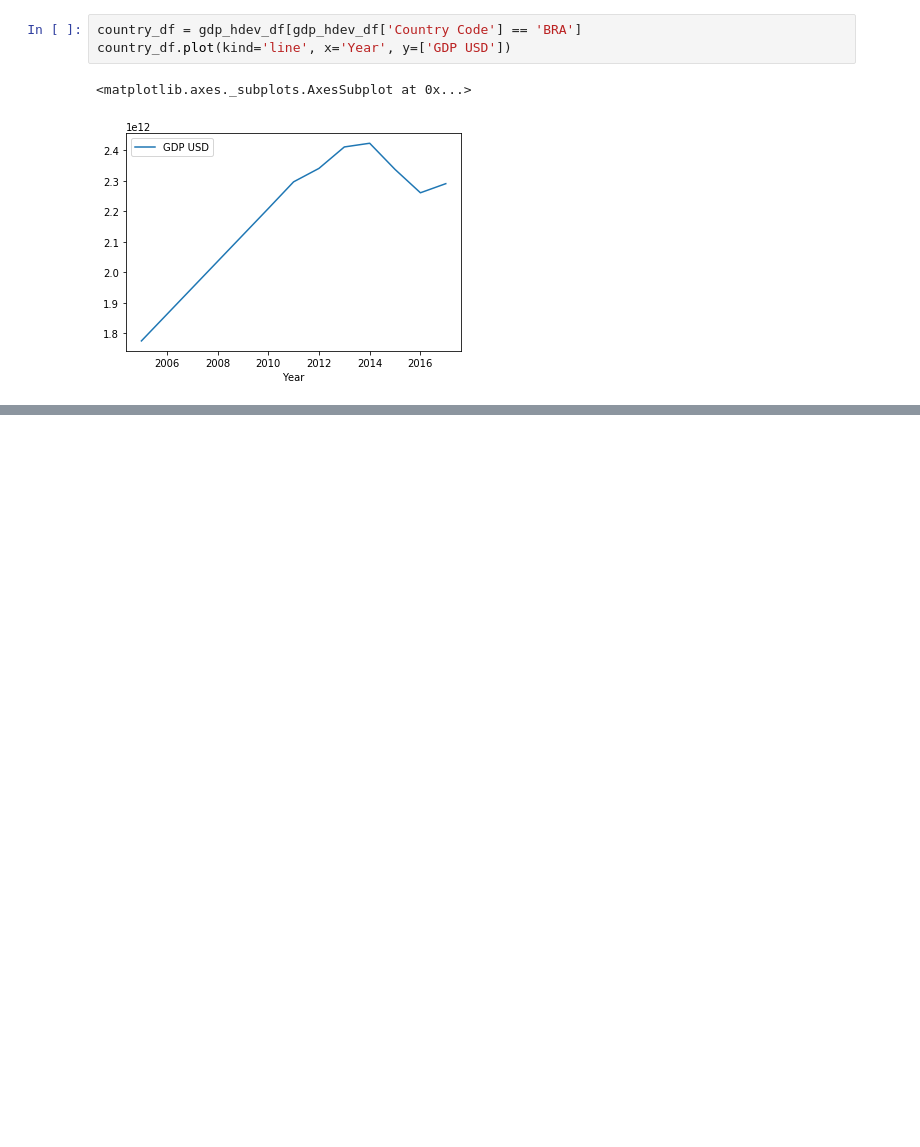
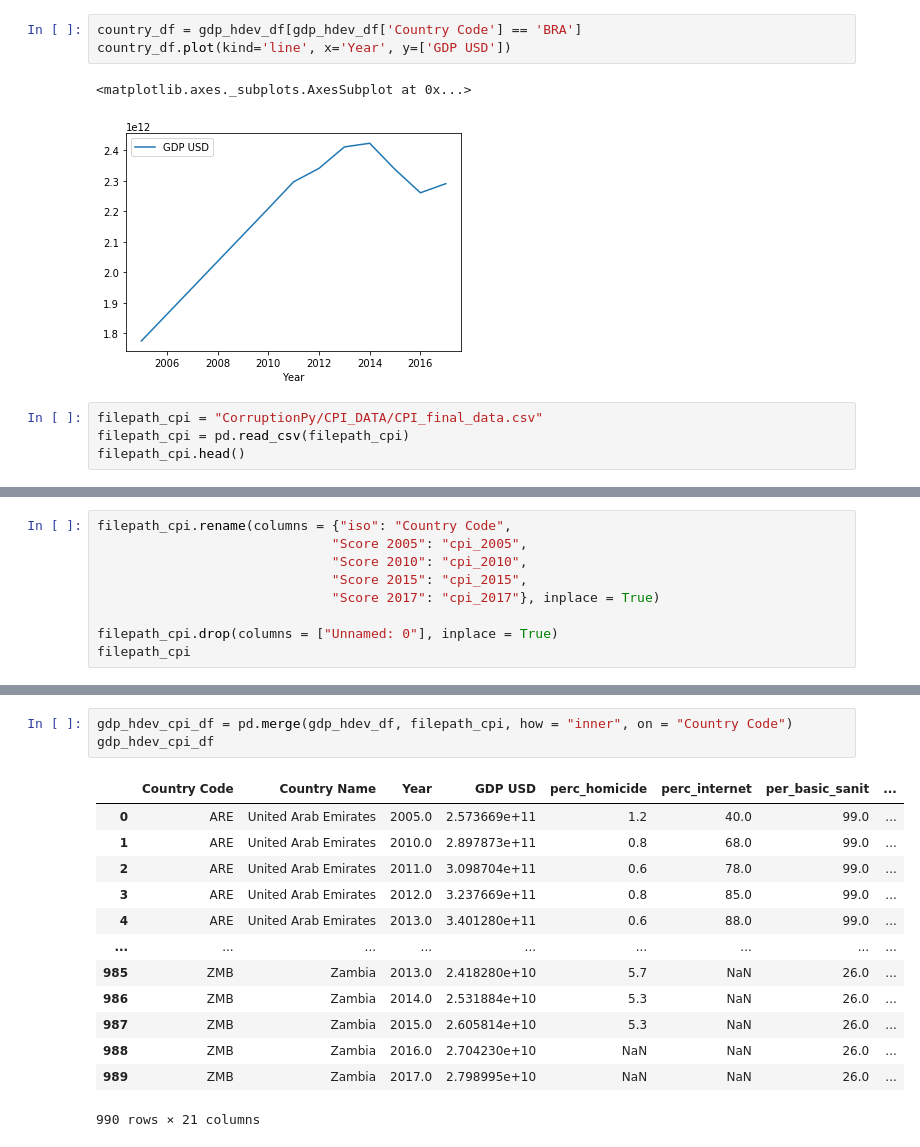
Before and after one commit to matheusgratz/world_bank_vs_human_development_project_1, a Jupyter notebook: merge_wb_hdev.ipynb, the cells around one changed output, grey strips where cells are left out. Saved outputs shown, nothing was run; the diff lists cells and outputs as text; blank space fills up the shorter version.

Commit message:
corrected corruptionpy

```diff
--- a/merge_wb_hdev.ipynb
+++ b/merge_wb_hdev.ipynb
@@ -84,3 +84,7 @@ country_df.plot(kind='line', x='Year', y=['GDP USD'])
 # %% [output]
 <matplotlib.axes._subplots.AxesSubplot at 0x...>
 [figure]
+# %%
+filepath_cpi = "CorruptionPy/CPI_DATA/CPI_final_data.csv"
+filepath_cpi = pd.read_csv(filepath_cpi)
+filepath_cpi.head()
@@ -86,0 +98,9 @@ country_df.plot(kind='line', x='Year', y=['GDP USD'])
+# %%
+filepath_cpi.rename(columns = {"iso": "Country Code",
+                              "Score 2005": "cpi_2005",
+                              "Score 2010": "cpi_2010",
+                              "Score 2015": "cpi_2015",
+                              "Score 2017": "cpi_2017"}, inplace = True)
+
+filepath_cpi.drop(columns = ["Unnamed: 0"], inplace = True)
+filepath_cpi
@@ -86,0 +121,17 @@ country_df.plot(kind='line', x='Year', y=['GDP USD'])
+# %%
+gdp_hdev_cpi_df = pd.merge(gdp_hdev_df, filepath_cpi, how = "inner", on = "Country Code")
+gdp_hdev_cpi_df
+# %% [output]
+|  | Country Code | Country Name | Year | GDP USD | perc_homicide | perc_internet | per_basic_sanit | ... |
+| 0 | ARE | United Arab Emirates | 2005.0 | 2.573669e+11 | 1.2 | 40.0 | 99.0 | ... |
+| 1 | ARE | United Arab Emirates | 2010.0 | 2.897873e+11 | 0.8 | 68.0 | 99.0 | ... |
+| 2 | ARE | United Arab Emirates | 2011.0 | 3.098704e+11 | 0.6 | 78.0 | 99.0 | ... |
+| 3 | ARE | United Arab Emirates | 2012.0 | 3.237669e+11 | 0.8 | 85.0 | 99.0 | ... |
+| 4 | ARE | United Arab Emirates | 2013.0 | 3.401280e+11 | 0.6 | 88.0 | 99.0 | ... |
+| ... | ... | ... | ... | ... | ... | ... | ... | ... |
+| 985 | ZMB | Zambia | 2013.0 | 2.418280e+10 | 5.7 | NaN | 26.0 | ... |
+| 986 | ZMB | Zambia | 2014.0 | 2.531884e+10 | 5.3 | NaN | 26.0 | ... |
+| 987 | ZMB | Zambia | 2015.0 | 2.605814e+10 | 5.3 | NaN | 26.0 | ... |
+| 988 | ZMB | Zambia | 2016.0 | 2.704230e+10 | NaN | NaN | 26.0 | ... |
+| 989 | ZMB | Zambia | 2017.0 | 2.798995e+10 | NaN | NaN | 26.0 | ... |
+990 rows × 21 columns
```
Also changed, not shown: parts of 3 cells of this notebook, 2 other files.
